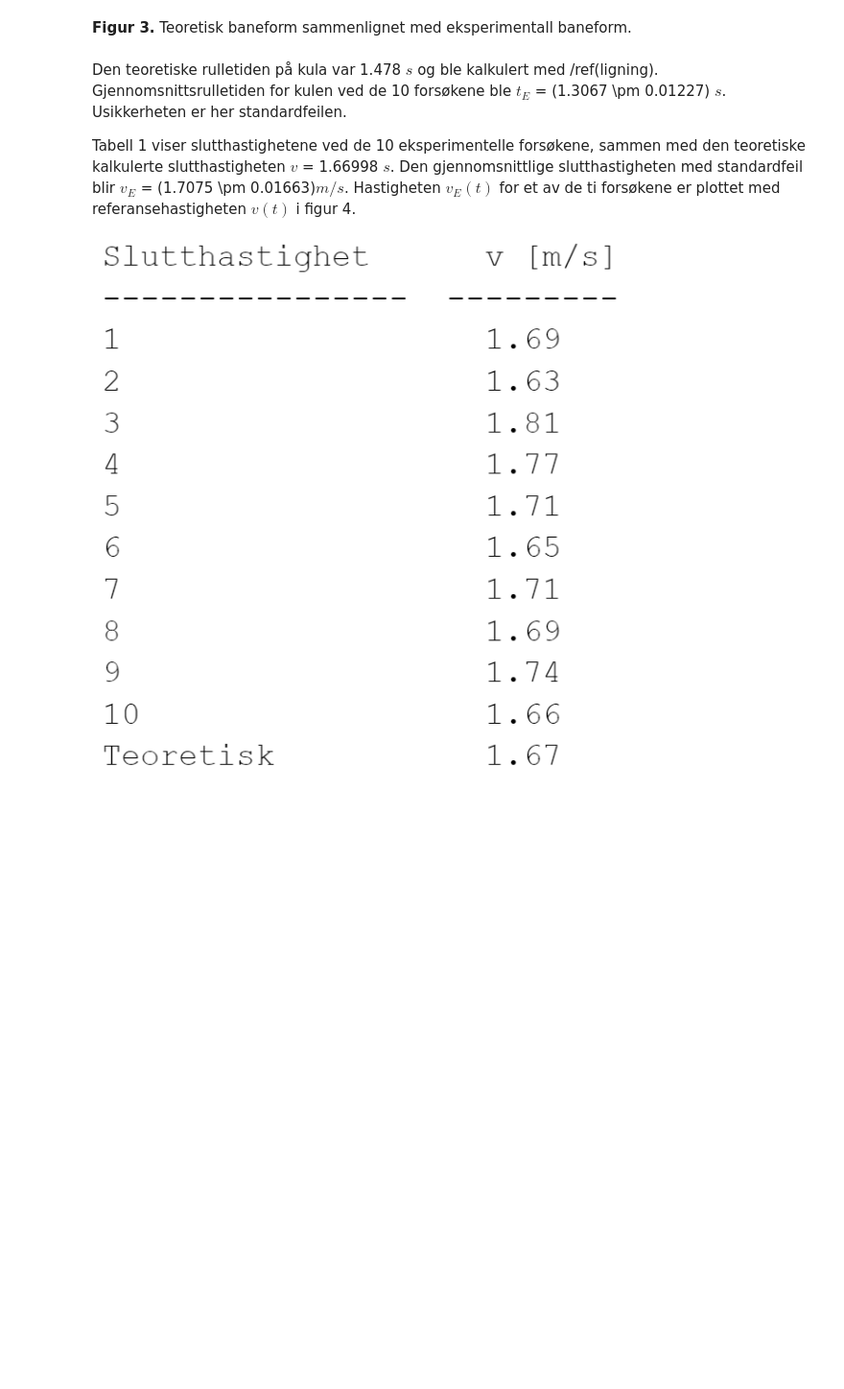
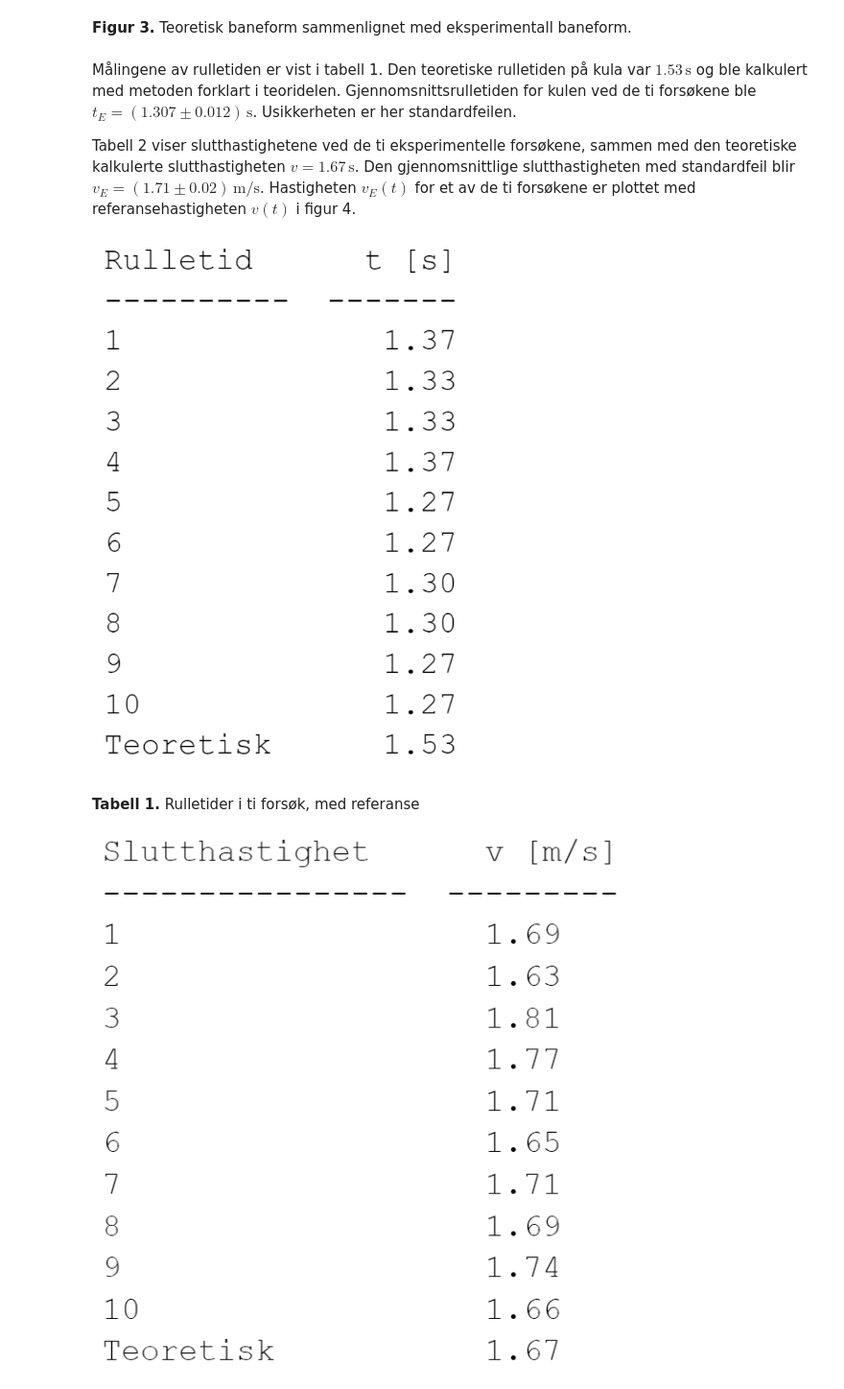
Before and after one commit to angrycompany16/Fysikk-lab, a Jupyter notebook: project.ipynb, the cells around one changed output. Shown: that part at 96% size. Saved outputs shown, nothing was run; the diff lists cells and outputs as text; code cells hidden in the pictures; blank space fills up the shorter version.

```diff
--- a/project.ipynb
+++ b/project.ipynb
@@ -154,9 +165,15 @@ display.Image("images/baneform.png")
 # %% [markdown]
 <b> Figur 3.</b> Teoretisk baneform sammenlignet med eksperimentall baneform.
 # %% [markdown]
-Den teoretiske rulletiden på kula var 1.478 $s$ og ble kalkulert med /ref(ligning). Gjennomsnittsrulletiden for kulen ved de 10 forsøkene ble $t_{E}$ = (1.3067 \pm 0.01227) $s$. Usikkerheten er her standardfeilen.
+Målingene av rulletiden er vist i tabell 1. Den teoretiske rulletiden på kula var $1.53 \, \textrm{s}$ og ble kalkulert med metoden forklart i teoridelen. Gjennomsnittsrulletiden for kulen ved de ti forsøkene ble $t_E = (1.307 \pm 0.012) \, \textrm{s}$. Usikkerheten er her standardfeilen.
 
-Tabell 1 viser slutthastighetene ved de 10 eksperimentelle forsøkene, sammen med den teoretiske kalkulerte slutthastigheten $v$ = 1.66998 $s$. Den gjennomsnittlige slutthastigheten med standardfeil blir $v_{E}$ = (1.7075 \pm 0.01663)$m/s$. Hastigheten $v_{E}(t)$ for et av de ti forsøkene er plottet med referansehastigheten $v(t)$ i figur 4.
+Tabell 2 viser slutthastighetene ved de ti eksperimentelle forsøkene, sammen med den teoretiske kalkulerte slutthastigheten $v = 1.67 \, \textrm{s}$. Den gjennomsnittlige slutthastigheten med standardfeil blir $v_E = (1.71 \pm 0.02) \, \textrm{m/s}$. Hastigheten $v_E(t)$ for et av de ti forsøkene er plottet med referansehastigheten $v(t)$ i figur 4.
+# %%
+display.Image("images/tabell_rulletid.png")
+# %% [output]
+[figure, added]
+# %% [markdown]
+<b>Tabell 1.</b> Rulletider i ti forsøk, med referanse
 # %%
 display.Image("images/tabell_hastighet.png")
 # %% [output]
```
Also changed, not shown: parts of 15 cells of this notebook, 4 other files.
